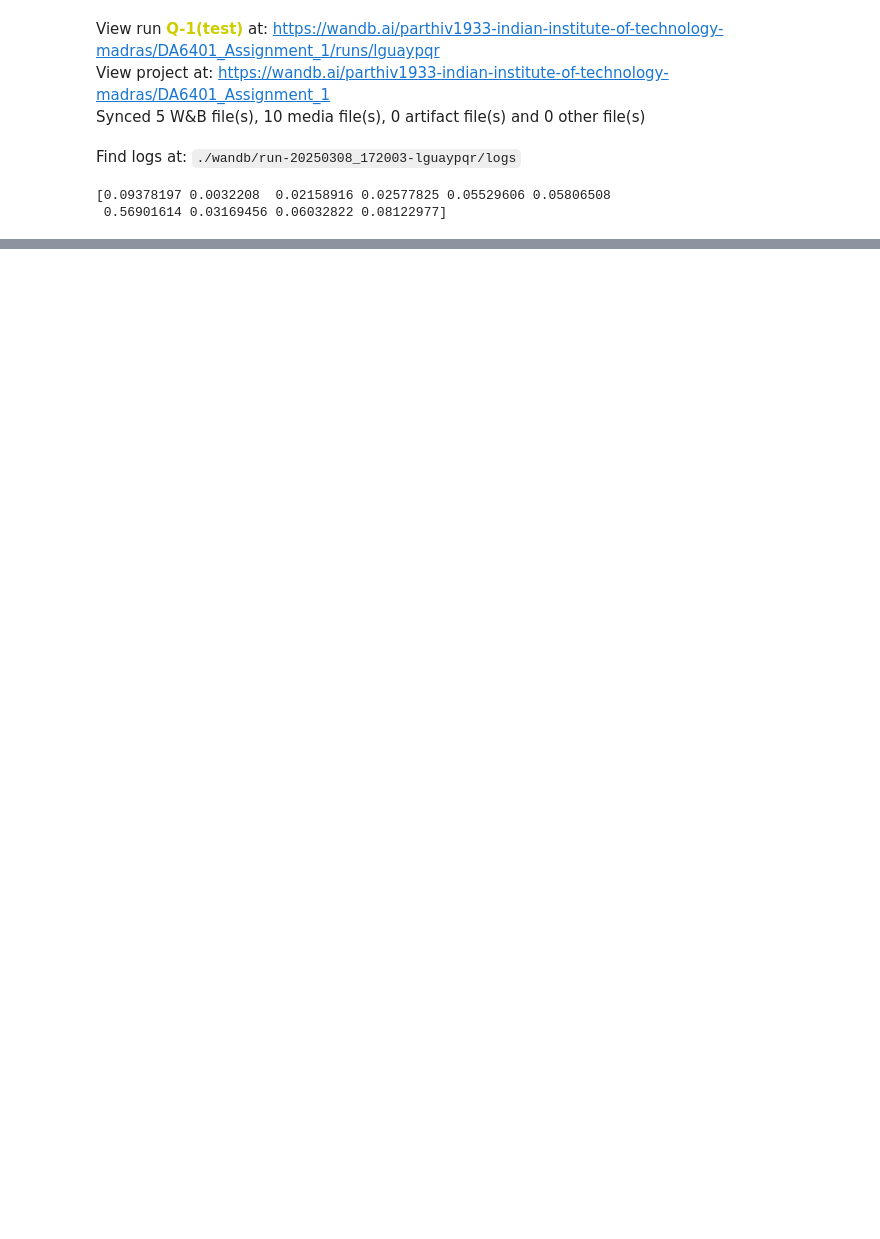
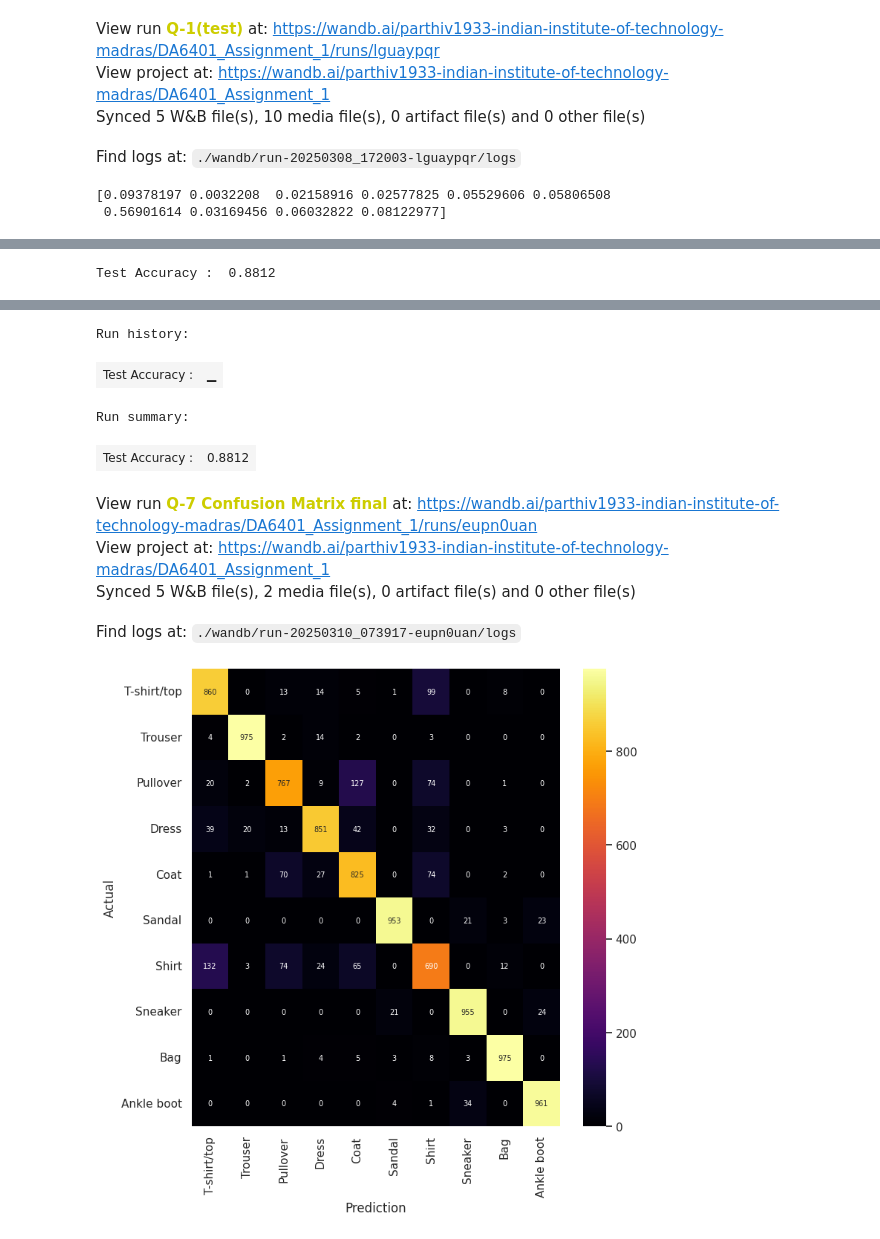
Before and after one commit to parthiv1933/DA6401_assignment_1, a Jupyter notebook: DA6401_Assignment_1.ipynb, the cells around one changed output, grey strips where cells are left out. Cells and saved outputs as stored; diff of their text form; code cells hidden in the pictures; blank space fills up the shorter version.

```diff
--- a/DA6401_Assignment_1.ipynb
+++ b/DA6401_Assignment_1.ipynb
@@ -489,0 +572,2 @@ Run history:
+# %%
+model = train(PARAMETERS)
@@ -489,0 +592,30 @@ Run history:
+# %%
+classes = ["T-shirt/top", "Trouser", "Pullover", "Dress", "Coat",
+               "Sandal", "Shirt", "Sneaker", "Bag", "Ankle boot"]
+def plot_confusion_mat(y, y_pred):
+  import pandas as pd
+  import seaborn as sn
+  mp = np.zeros((len(classes),len(classes)))
+  for i,j in zip(y, y_pred):
+    mp[np.argmax(i)][np.argmax(j)]+=1
+
+  df_cm = pd.DataFrame(mp, [i for i in classes], [i for i in classes])
+  plt.figure(figsize=(8,8))
+  sn.set(font_scale=1) # for label size
+  sn.heatmap(df_cm, annot=True, annot_kws={"size": 7}, cmap='inferno', fmt='g')
+  plt.xlabel('Prediction')
+  plt.ylabel('Actual')
+
+  wandb.init(project="DA6401_Assignment_1")
+  wandb.run.name = f'Q-7 Confusion Matrix final'
+  wandb.log({"Confusion Matrix":wandb.Image(plt)})
+  wandb.log({"Test Accuracy : ":np.sum(np.argmax(prediction, axis=1) == np.argmax(y_test, axis=1)) / y_test.shape[0]})
+  wandb.finish()
+# %%
+x_test, y_test = load_data(PARAMETERS['dataset'], 'test')
+prediction = model.feed_forward(x_test)
+print("Test Accuracy : ",np.sum(np.argmax(prediction, axis=1) == np.argmax(y_test, axis=1)) / y_test.shape[0])
+
+plot_confusion_mat(y_test, prediction)
+# %% [output]
+Test Accuracy :  0.8812
@@ -489,0 +623,9 @@ Run history:
+Run history:
+| Test Accuracy : | ▁ |
+Run summary:
+| Test Accuracy : | 0.8812 |
+View run Q-7 Confusion Matrix final at: https://wandb.ai/parthiv1933-indian-institute-of-technology-madras/DA6401_Assignment_1/runs/eupn0uan
+View project at: https://wandb.ai/parthiv1933-indian-institute-of-technology-madras/DA6401_Assignment_1
+Synced 5 W&B file(s), 2 media file(s), 0 artifact file(s) and 0 other file(s)
+Find logs at: ./wandb/run-20250310_073917-eupn0uan/logs
+[figure, added]
```
Also changed, not shown: parts of 9 cells of this notebook.
